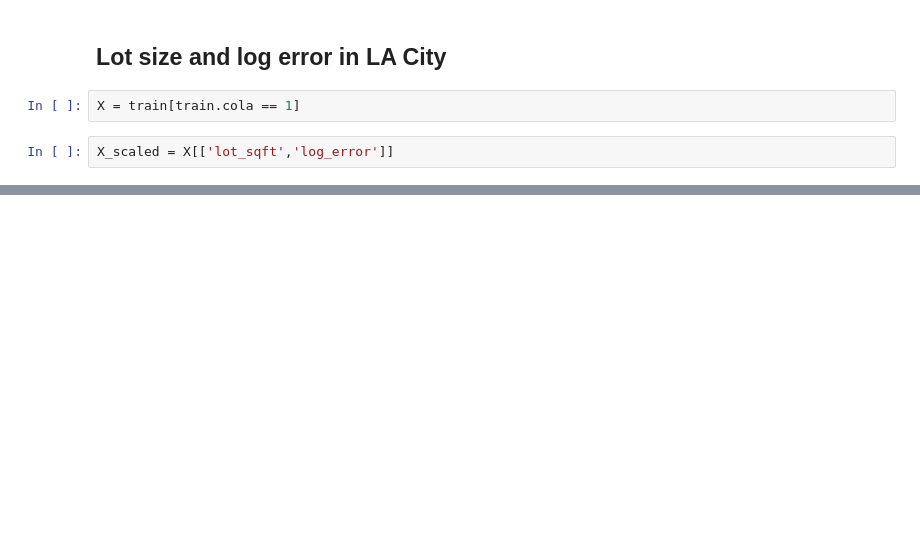
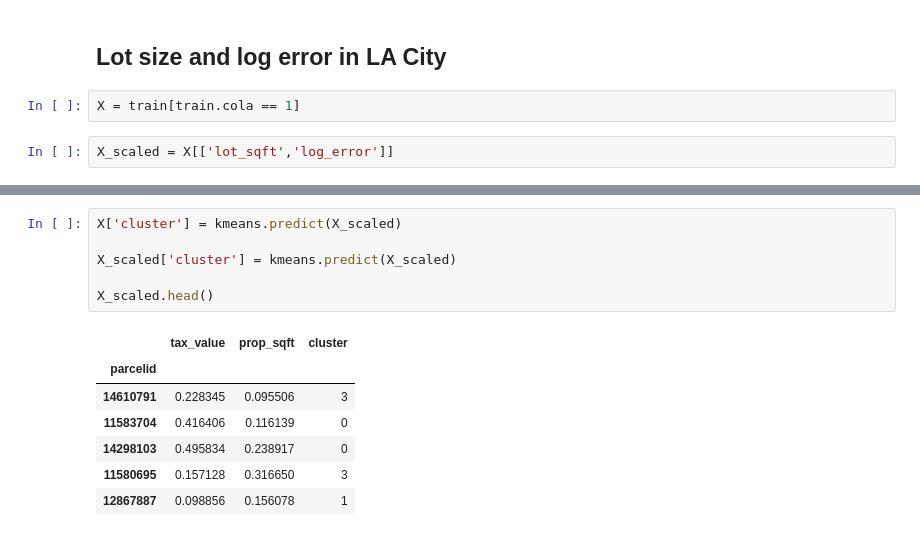
Before and after one commit to matt-and-alicia/zillow-clustering-project, a Jupyter notebook: matts_explore.ipynb, the cells around one changed output, grey strips where cells are left out. Saved outputs shown, nothing was run; the diff lists cells and outputs as text; blank space fills up the shorter version.

```diff
--- a/matts_explore.ipynb
+++ b/matts_explore.ipynb
@@ -541,0 +588,14 @@ plt.legend();
+# %%
+X['cluster'] = kmeans.predict(X_scaled)
+
+X_scaled['cluster'] = kmeans.predict(X_scaled)
+
+X_scaled.head()
+# %% [output]
+|  | tax_value | prop_sqft | cluster |
+| parcelid |  |  |  |
+| 14610791 | 0.228345 | 0.095506 | 3 |
+| 11583704 | 0.416406 | 0.116139 | 0 |
+| 14298103 | 0.495834 | 0.238917 | 0 |
+| 11580695 | 0.157128 | 0.316650 | 3 |
+| 12867887 | 0.098856 | 0.156078 | 1 |
```
Also changed, not shown: parts of 47 cells of this notebook, 3 other files.
